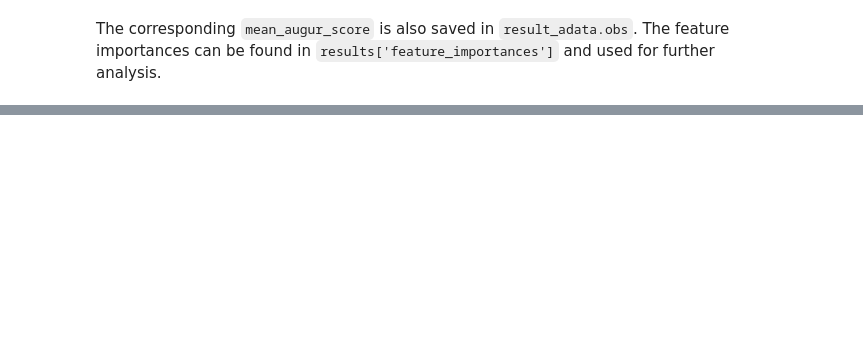
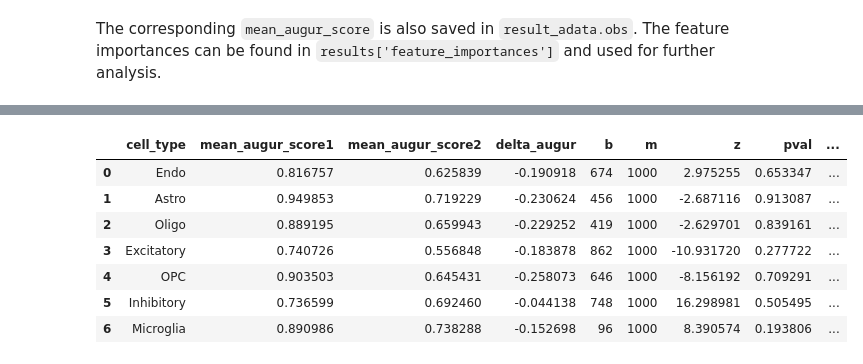
Before and after one commit to theislab/augurpy, a Jupyter notebook: tutorials/Augurpy.ipynb, the cells around one changed output, grey strips where cells are left out. Drawn from its saved outputs; the diff is of its cells as text; code cells hidden in the pictures; blank space fills up the shorter version.

```diff
--- a/tutorials/Augurpy.ipynb
+++ b/tutorials/Augurpy.ipynb
@@ -56,0 +190,11 @@ Augurpy is also able to perform differential prioritization and executes a permu
+# %%
+pvals
+# %% [output]
+|  | cell_type | mean_augur_score1 | mean_augur_score2 | delta_augur | b | m | z | pval | ... |
+| 0 | Endo | 0.816757 | 0.625839 | -0.190918 | 674 | 1000 | 2.975255 | 0.653347 | ... |
+| 1 | Astro | 0.949853 | 0.719229 | -0.230624 | 456 | 1000 | -2.687116 | 0.913087 | ... |
+| 2 | Oligo | 0.889195 | 0.659943 | -0.229252 | 419 | 1000 | -2.629701 | 0.839161 | ... |
+| 3 | Excitatory | 0.740726 | 0.556848 | -0.183878 | 862 | 1000 | -10.931720 | 0.277722 | ... |
+| 4 | OPC | 0.903503 | 0.645431 | -0.258073 | 646 | 1000 | -8.156192 | 0.709291 | ... |
+| 5 | Inhibitory | 0.736599 | 0.692460 | -0.044138 | 748 | 1000 | 16.298981 | 0.505495 | ... |
+| 6 | Microglia | 0.890986 | 0.738288 | -0.152698 | 96 | 1000 | 8.390574 | 0.193806 | ... |
```
Also changed, not shown: parts of 24 cells of this notebook, 5 other files.
